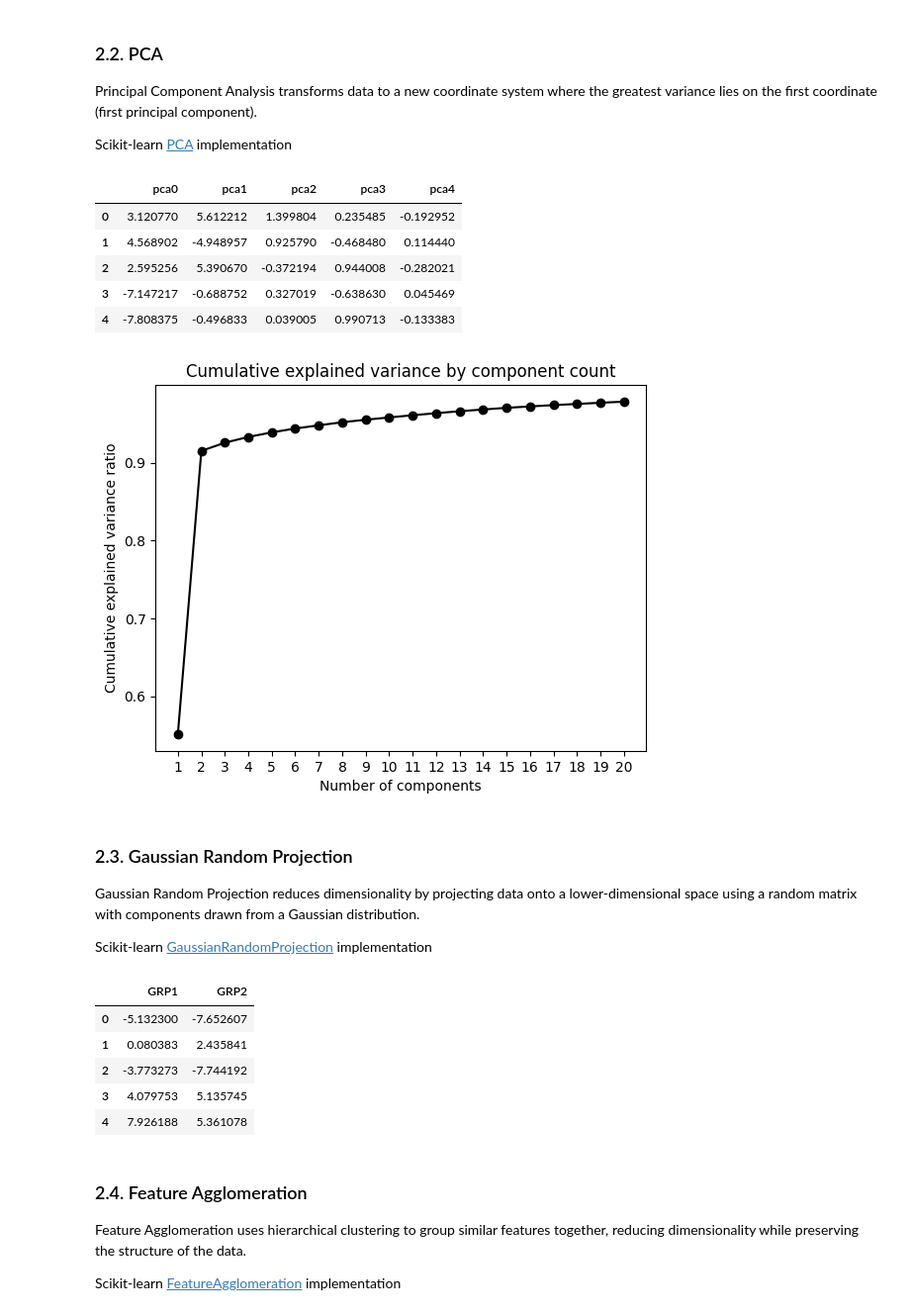
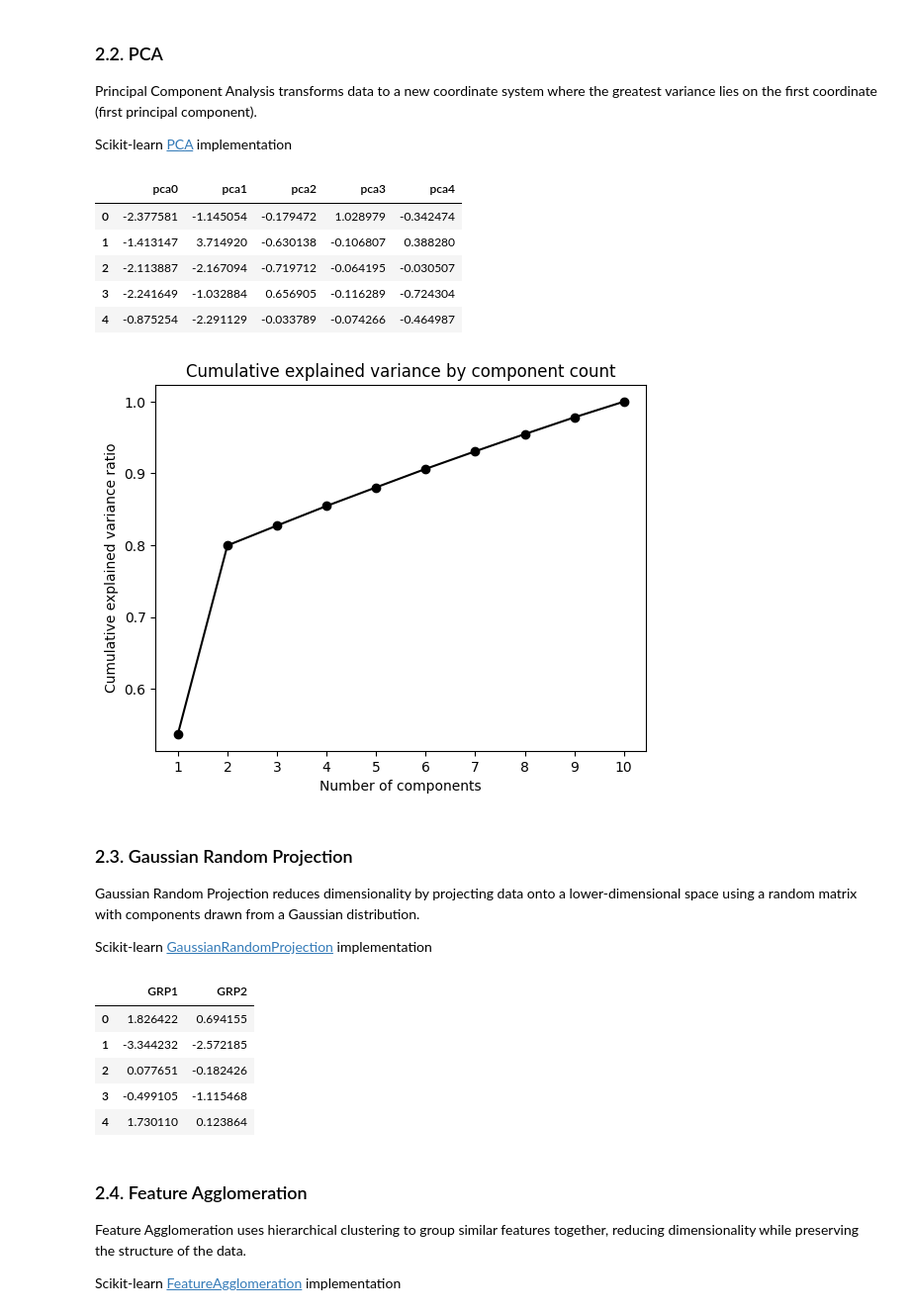
Before and after one commit to kebo0267/AI_ML_Classwork, a Jupyter notebook: class_demo/Lesson_22_demo.ipynb, the cells around one changed output. Shown at 99% size. Cells and saved outputs as stored; diff of their text form; code cells hidden in the pictures.

```diff
--- a/class_demo/Lesson_22_demo.ipynb
+++ b/class_demo/Lesson_22_demo.ipynb
@@ -218,21 +220,3 @@ plt.show()
 ## 2. Dimensionality reduction
 
 ### 2.1. High dimensional dataset
-# %%
-# Generate synthetic dataset
-data = make_blobs(
-    n_samples=1000,
-    n_features=50,
-    centers=3,
-    center_box=(-1.0, 1.0),
-    cluster_std=0.1,
-    random_state=315
-)
-
-# Create dataframe with feature columns
-df = pd.DataFrame(data[0], columns=[f'feature_{i}' for i in range(data[0].shape[1])])
-
-# Standard scale the features
-scaler = StandardScaler()
-df[df.columns] = scaler.fit_transform(df[df.columns])
-df.head()
@@ -246,0 +223,18 @@ df.head()
+# %%
+# Create high dimensional dataset by multiplying each feature with random noise
+
+noise_features = {}
+
+for feature in df.columns:
+
+    for j in range(5):
+
+        noise = np.random.uniform(low=-1, high=1, size=len(df))
+        noise_features[f'{feature}_noise_{j}'] = df[feature] + noise
+
+# Create new dataframe with 10 features
+noise_df = pd.DataFrame(noise_features)
+
+print(f'Original dataset shape: {df.shape}')
+print(f'High dimensional dataset shape: {noise_df.shape}')
+noise_df.head()
@@ -253,36 +286,36 @@ Scikit-learn [PCA](https://scikit-learn.org/stable/modules/generated/sklearn.dec
 # %%
 # Apply PCA
 pca = PCA(n_components=5, random_state=315)
-pca_components = pca.fit_transform(df)
+pca_components = pca.fit_transform(noise_df)
 
 X_pca = pd.DataFrame(pca_components, columns=pca.get_feature_names_out())
 X_pca.head()
 # %% [output]
 |  | pca0 | pca1 | pca2 | pca3 | pca4 |
-| 0 | 3.120770 | 5.612212 | 1.399804 | 0.235485 | -0.192952 |
-| 1 | 4.568902 | -4.948957 | 0.925790 | -0.468480 | 0.114440 |
-| 2 | 2.595256 | 5.390670 | -0.372194 | 0.944008 | -0.282021 |
-| 3 | -7.147217 | -0.688752 | 0.327019 | -0.638630 | 0.045469 |
-| 4 | -7.808375 | -0.496833 | 0.039005 | 0.990713 | -0.133383 |
+| 0 | -2.377581 | -1.145054 | -0.179472 | 1.028979 | -0.342474 |
+| 1 | -1.413147 | 3.714920 | -0.630138 | -0.106807 | 0.388280 |
+| 2 | -2.113887 | -2.167094 | -0.719712 | -0.064195 | -0.030507 |
+| 3 | -2.241649 | -1.032884 | 0.656905 | -0.116289 | -0.724304 |
+| 4 | -0.875254 | -2.291129 | -0.033789 | -0.074266 | -0.464987 |
 # %%
 # Evaluate cumulative explained variance across a range of components
-comp_range = range(1, 21)
+comp_range = range(1, 11)
 cumulative_variance = []
 
 for n_comp in comp_range:
     pca_temp = PCA(n_components=n_comp, random_state=315)
-    pca_temp.fit(df)
+    pca_temp.fit(noise_df)
     cumulative_variance.append(np.sum(pca_temp.explained_variance_ratio_))
 
 # Plot cumulative explained variance
 plt.plot(comp_range, cumulative_variance, marker='o', color='black')
 plt.title('Cumulative explained variance by component count')
 plt.xlabel('Number of components')
 plt.ylabel('Cumulative explained variance ratio')
 plt.xticks(comp_range)
 plt.show()
 # %% [output]
-[figure, old version]
+[figure, new version]
 # %% [markdown]
 ### 2.3. Gaussian Random Projection
 
@@ -292,18 +325,18 @@ Scikit-learn [GaussianRandomProjection](https://scikit-learn.org/stable/modules/
 # %%
 # Apply Gaussian Random Projection
 grp = GaussianRandomProjection(n_components=2, random_state=315)
-X_grp = grp.fit_transform(df)
+X_grp = grp.fit_transform(noise_df)
 
 # Create GRP dataframe
 grp_df = pd.DataFrame(X_grp, columns=['GRP1', 'GRP2'])
 grp_df.head()
 # %% [output]
 |  | GRP1 | GRP2 |
-| 0 | -5.132300 | -7.652607 |
-| 1 | 0.080383 | 2.435841 |
-| 2 | -3.773273 | -7.744192 |
-| 3 | 4.079753 | 5.135745 |
-| 4 | 7.926188 | 5.361078 |
+| 0 | 1.826422 | 0.694155 |
+| 1 | -3.344232 | -2.572185 |
+| 2 | 0.077651 | -0.182426 |
+| 3 | -0.499105 | -1.115468 |
+| 4 | 1.730110 | 0.123864 |
 # %% [markdown]
 ### 2.4. Feature Agglomeration
 
```
Also changed, not shown: parts of 18 cells of this notebook, 1 other file.
